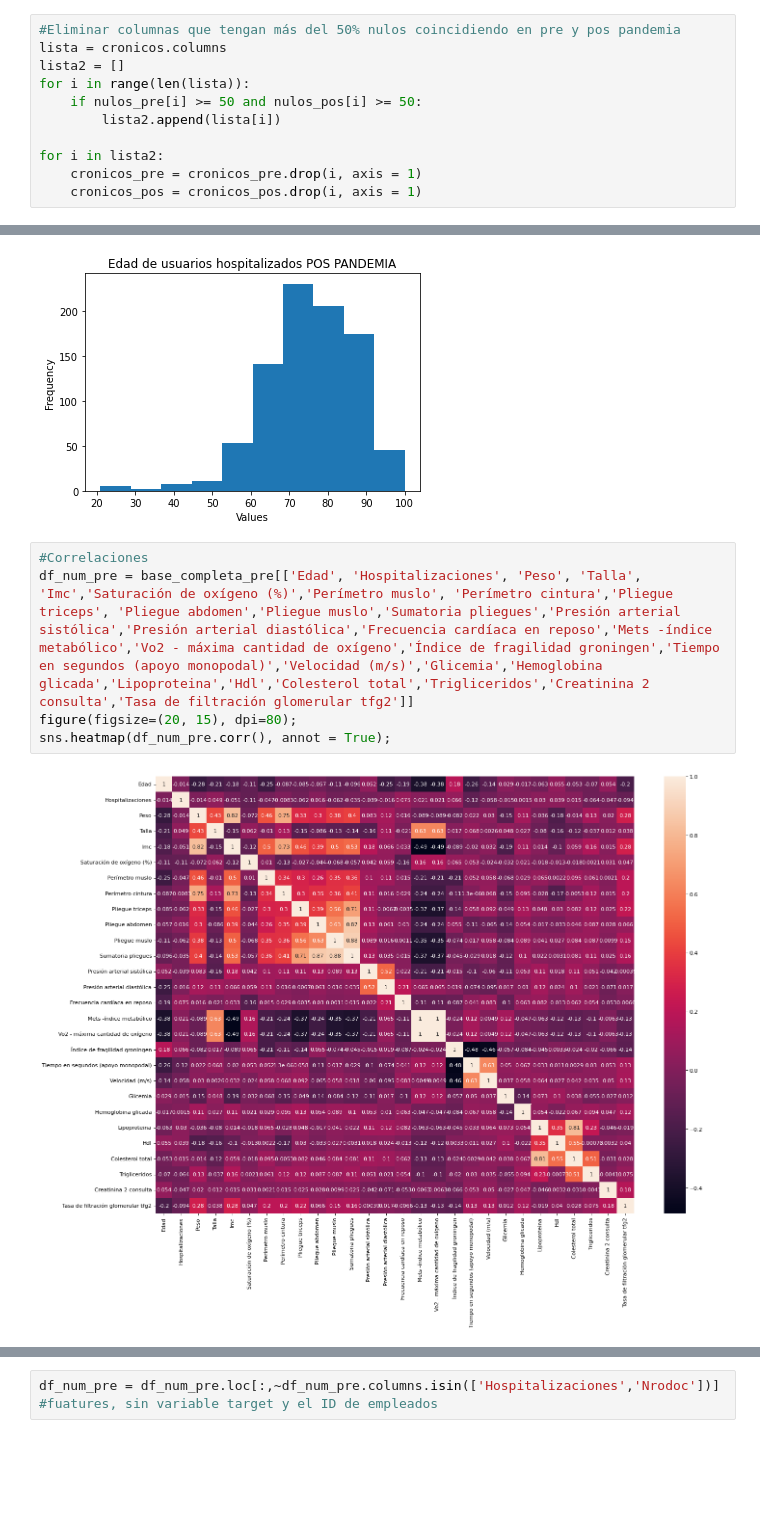
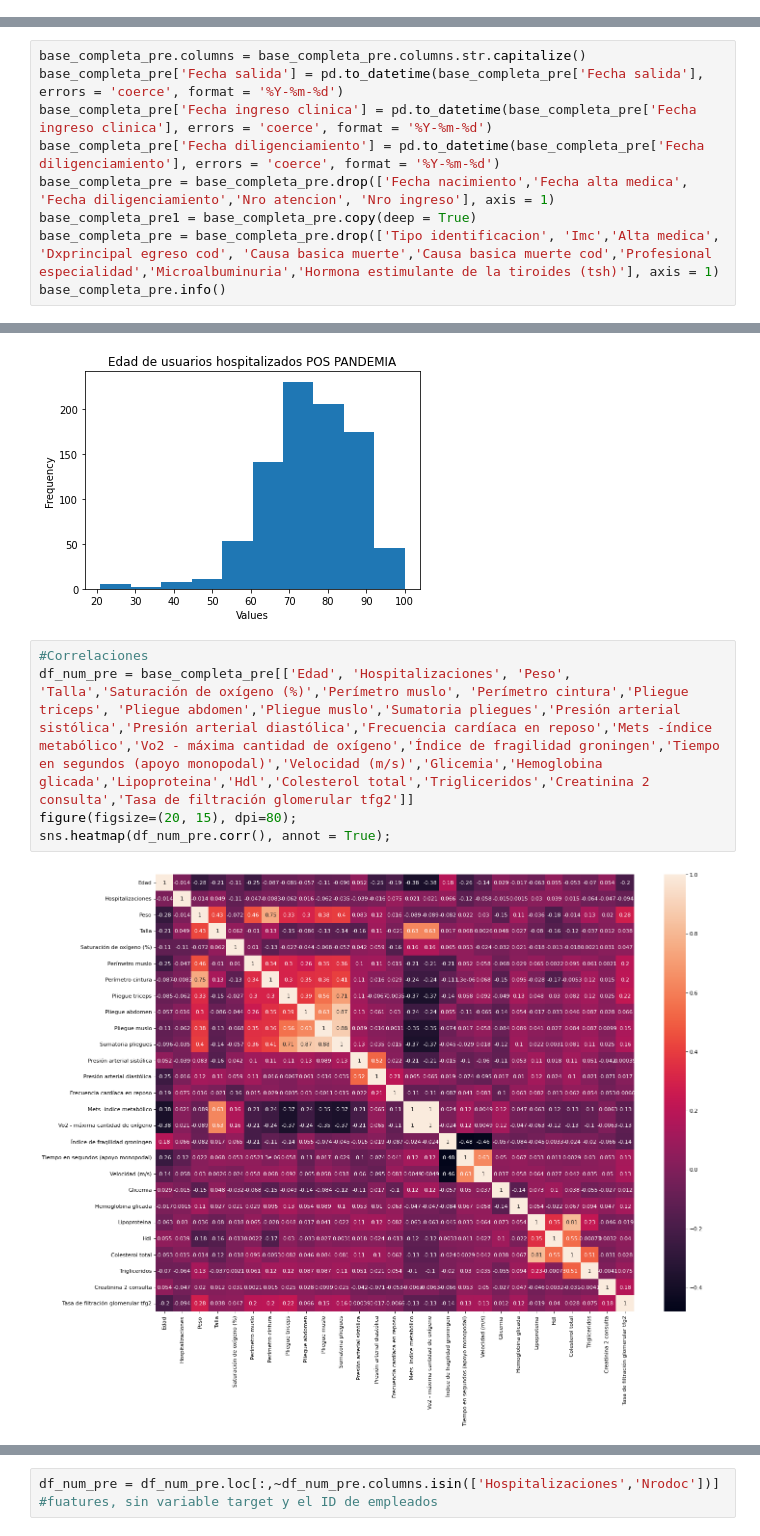
Before and after one commit to jhansanchez/caso_salud, a Jupyter notebook: Caso_salud.ipynb, the cells around one changed output, grey strips where cells are left out. Saved outputs shown, nothing was run; the diff lists cells and outputs as text; blank space fills up the shorter version.

```diff
--- a/Caso_salud.ipynb
+++ b/Caso_salud.ipynb
@@ -109,17 +111,6 @@ def lista_null(datos):
 cronicos.shape
 # %% [output]
 (38736, 290)
-# %%
-#Eliminar columnas que tengan más del 50% nulos coincidiendo en pre y pos pandemia
-lista = cronicos.columns
-lista2 = []
-for i in range(len(lista)):
-    if nulos_pre[i] >= 50 and nulos_pos[i] >= 50:
-        lista2.append(lista[i])
-
-for i in lista2:
-    cronicos_pre = cronicos_pre.drop(i, axis = 1)
-    cronicos_pos = cronicos_pos.drop(i, axis = 1)
 # %%
 #cronicos_pre.info()
 percent_null(cronicos_pre)
@@ -950,0 +921,9 @@ memory usage: 582.5+ KB
+# %%
+base_completa_pre.columns = base_completa_pre.columns.str.capitalize()
+base_completa_pre['Fecha salida'] = pd.to_datetime(base_completa_pre['Fecha salida'], errors = 'coerce', format = '%Y-%m-%d')
+base_completa_pre['Fecha ingreso clinica'] = pd.to_datetime(base_completa_pre['Fecha ingreso clinica'], errors = 'coerce', format = '%Y-%m-%d')
+base_completa_pre['Fecha diligenciamiento'] = pd.to_datetime(base_completa_pre['Fecha diligenciamiento'], errors = 'coerce', format = '%Y-%m-%d')
+base_completa_pre = base_completa_pre.drop(['Fecha nacimiento','Fecha alta medica', 'Fecha diligenciamiento','Nro atencion', 'Nro ingreso'], axis = 1)
+base_completa_pre1 = base_completa_pre.copy(deep = True)
+base_completa_pre = base_completa_pre.drop(['Tipo identificacion', 'Imc','Alta medica', 'Dxprincipal egreso cod', 'Causa basica muerte','Causa basica muerte cod','Profesional especialidad','Microalbuminuria','Hormona estimulante de la tiroides (tsh)'], axis = 1)
+base_completa_pre.info()
@@ -1354,11 +1346,11 @@ plt.show()
 [figure]
 # %%
 #Correlaciones
-df_num_pre = base_completa_pre[['Edad', 'Hospitalizaciones', 'Peso', 'Talla', 'Imc','Saturación de oxígeno (%)','Perímetro muslo', 'Perímetro cintura','Pliegue triceps', 'Pliegue abdomen','Pliegue muslo','Sumatoria pliegues','Presión arterial sistólica','Presión arterial diastólica','Frecuencia cardíaca en reposo','Mets -índice metabólico','Vo2 - máxima cantidad de oxígeno','Índice de fragilidad groningen','Tiempo en segundos (apoyo monopodal)','Velocidad (m/s)','Glicemia','Hemoglobina glicada','Lipoproteina','Hdl','Colesterol total','Trigliceridos','Creatinina 2 consulta','Tasa de filtración glomerular tfg2']]
+df_num_pre = base_completa_pre[['Edad', 'Hospitalizaciones', 'Peso', 'Talla','Saturación de oxígeno (%)','Perímetro muslo', 'Perímetro cintura','Pliegue triceps', 'Pliegue abdomen','Pliegue muslo','Sumatoria pliegues','Presión arterial sistólica','Presión arterial diastólica','Frecuencia cardíaca en reposo','Mets -índice metabólico','Vo2 - máxima cantidad de oxígeno','Índice de fragilidad groningen','Tiempo en segundos (apoyo monopodal)','Velocidad (m/s)','Glicemia','Hemoglobina glicada','Lipoproteina','Hdl','Colesterol total','Trigliceridos','Creatinina 2 consulta','Tasa de filtración glomerular tfg2']]
 figure(figsize=(20, 15), dpi=80);
 sns.heatmap(df_num_pre.corr(), annot = True);
 # %% [output]
-[figure, old version]
+[figure, new version]
 # %%
 print(base_completa_pre.shape)
 print(base_completa_pos.shape)
```
Also changed, not shown: parts of 174 cells of this notebook.
